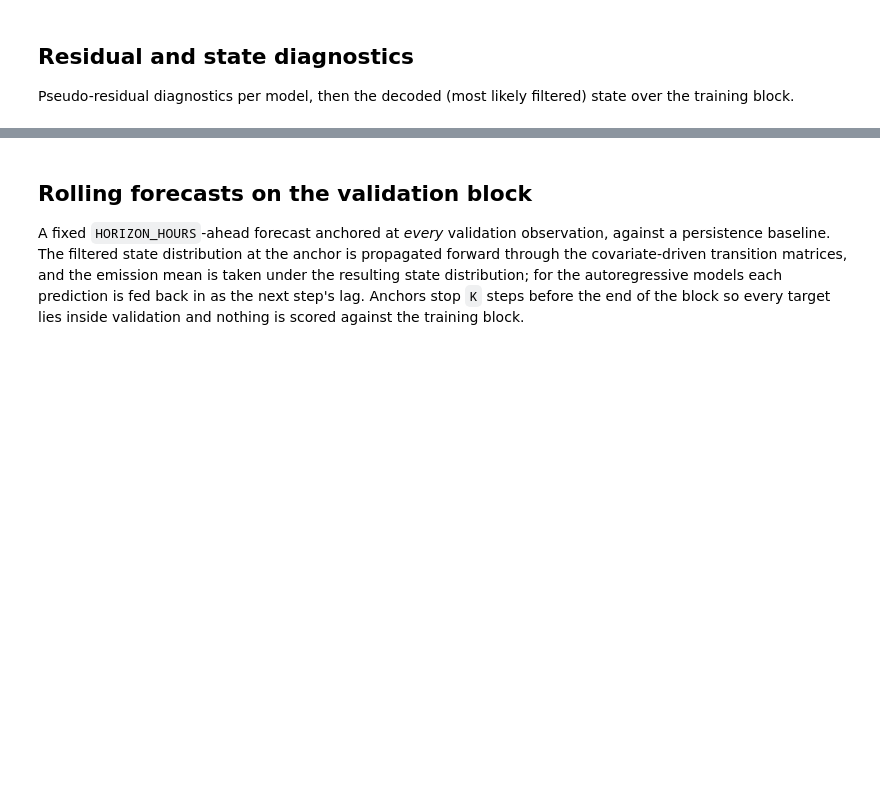
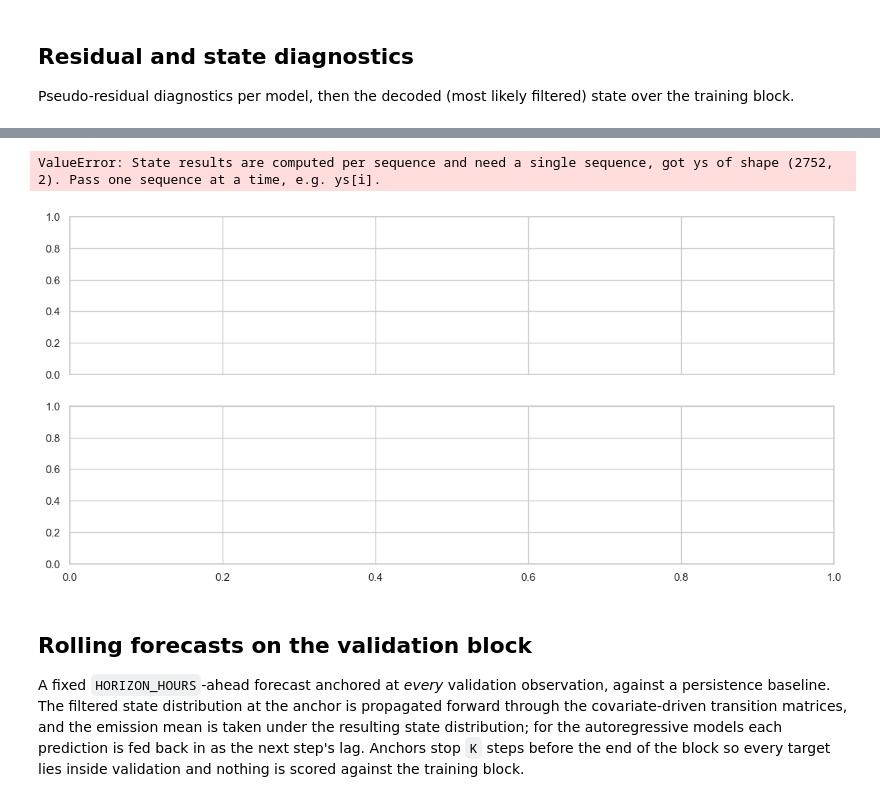
Before and after one commit to Maccen26/hmm-modelling, a Jupyter notebook: week_6.ipynb, the cells around one changed output, grey strips where cells are left out. Drawn from its saved outputs; the diff is of its cells as text; code cells hidden in the pictures; blank space fills up the shorter version.

```diff
--- a/week_6.ipynb
+++ b/week_6.ipynb
@@ -305,0 +235,13 @@ for name, m in models.items():
+# %%
+ys_train = jnp.vstack((ys_train_co2, ys_train_h)).T
+
+FIT_KW  = dict(ys=ys_train, ts=None, xs=X_train_std, tol=FIT_TOL, frozen=FROZEN)
+
+
+mu_seed    = jnp.quantile(ys_train, jnp.linspace(0.05, 0.95,  STATES), axis=0).T
+
+sigma_seed = jnp.std(ys_train, axis=0)[:, None] * jnp.ones((2, STATES))
+
+tm_seed    = jnp.full((STATES, STATES), 0.1).at[jnp.diag_indices(STATES)].set(0.7)
+
+beta_init  = jnp.zeros((num_covariates, STATES, STATES - 1))
@@ -320,3 +304,19 @@ plt.tight_layout(); plt.show()
+# %%
+fig, axes = plt.subplots(len(models), 1, figsize=(14, 3.2 * len(models)), sharex=True)
+
+for ax, (name, m) in zip(np.atleast_1d(axes), multi_models.items()):
+    utt = np.asarray(m.state_results.utt).reshape(len(ys_train_co2), -1)
+    # Augmented index i has current base state i % STATES, so the second-order model
+    # shares one colour scale with the first-order ones.
+    decoded = utt.argmax(axis=1) % STATES
+    ax.plot(dates[:TRAIN_IDX], np.asarray(ys_train), color="black", lw=0.6, zorder=1)
+    ax.scatter(dates[:TRAIN_IDX], np.asarray(ys_train), c=decoded, cmap="viridis", s=6, zorder=2)
+    ax.set(title=f"{name} — most likely state (filtered)", ylabel="CO2 (ppm)")
+np.atleast_1d(axes)[-1].set_xlabel("Datetime")
+plt.tight_layout(); plt.show()
+# %% [output]
+ValueError: State results are computed per sequence and need a single sequence, got ys of shape (2752, 2). Pass one sequence at a time, e.g. ys[i].
+[figure, added]
 # %% [markdown]
 ## Rolling forecasts on the validation block
 
```
Also changed, not shown: parts of 18 cells of this notebook, 6 other files.
